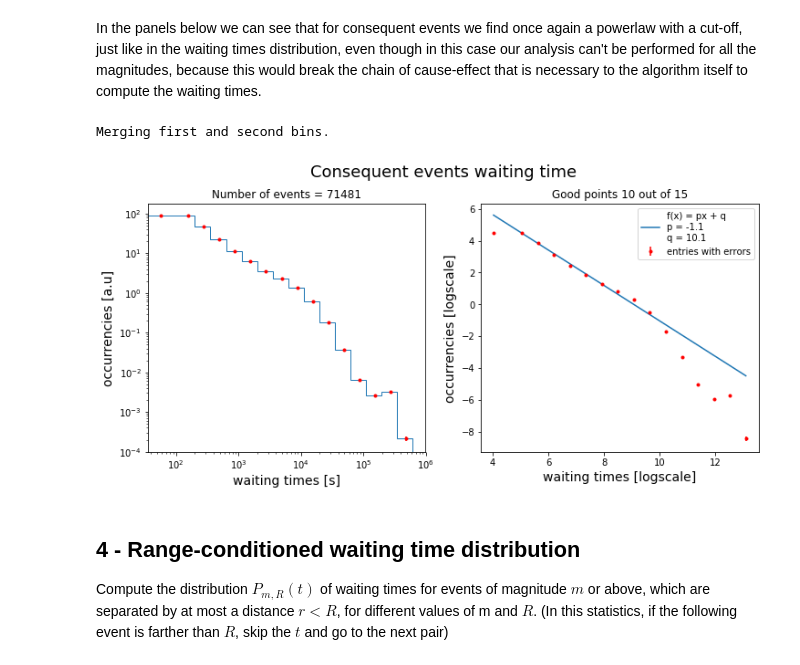
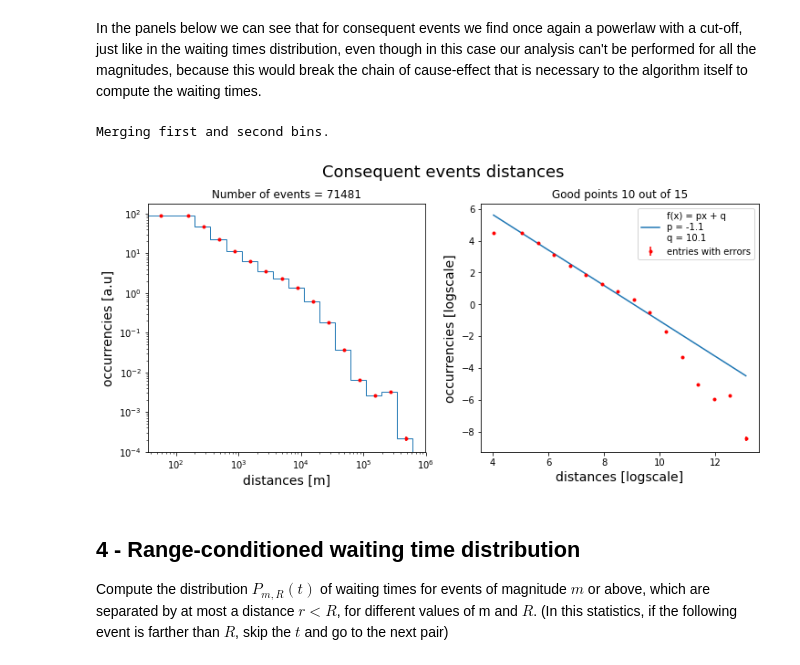
Before and after one commit to mango915/Earthquakes, a Jupyter notebook: Clean.ipynb, the cells around one changed output. Drawn from its saved outputs; the diff is of its cells as text; code cells hidden in the pictures.

```diff
--- a/Clean.ipynb
+++ b/Clean.ipynb
@@ -419,10 +419,10 @@ distance_tree = distance_tree[distance_tree > 0]
 # %% [markdown]
 In the panels below we can see that for consequent events we find once again a powerlaw with a cut-off, just like in the waiting times distribution, even though in this case our analysis can't be performed for all the magnitudes, because this would break the chain of cause-effect that is necessary to the algorithm itself to compute the waiting times.
 # %%
-out = E.plot_powerlaw_hist(distance_tree, suptitle = "Consequent events waiting time", rescaling = False, density = False, cut_off = True)
+out = E.plot_powerlaw_hist_dist(distance_tree, suptitle = "Consequent events distances", rescaling = False, density = False, cut_off = True)
 # %% [output]
 Merging first and second bins.
-[figure, old version]
+[figure, new version]
 # %% [markdown]
 ## 4 - Range-conditioned waiting time distribution
 
```
Also changed, not shown: 1 other file.
